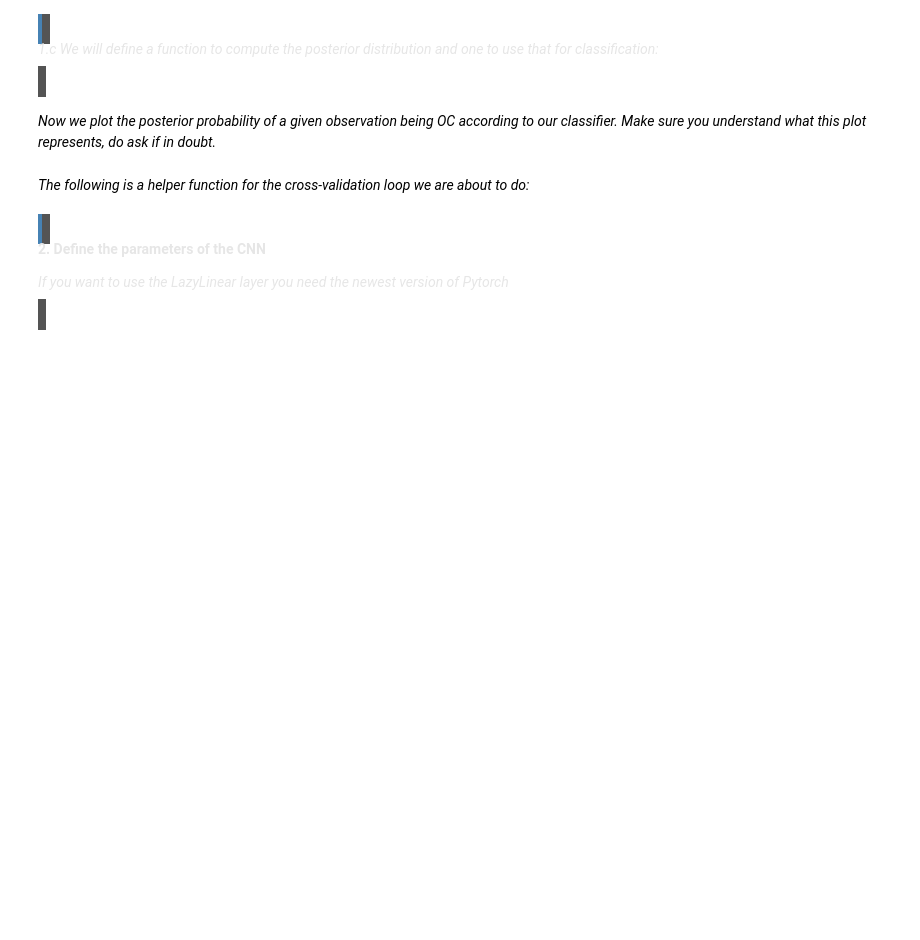
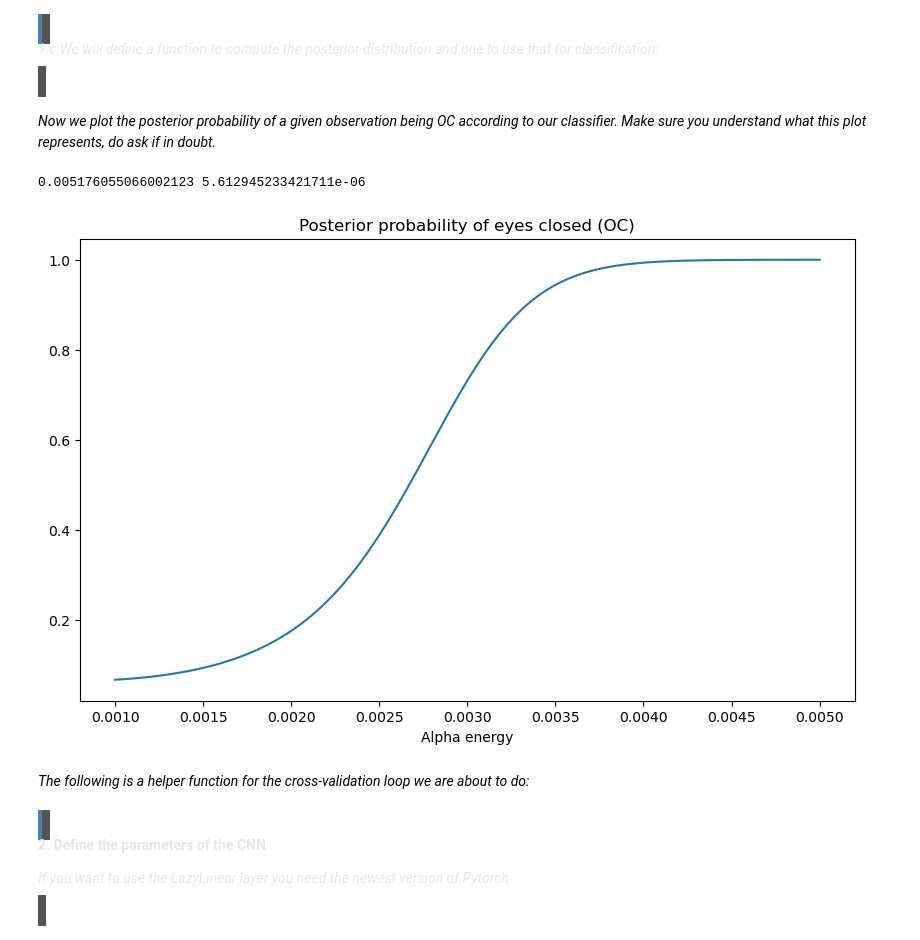
Before and after one commit to ilkire1003/Assignment-2, a Jupyter notebook: assignment_2/assignment_2.ipynb, the cells around one changed output. Cells and saved outputs as stored; diff of their text form; code cells hidden in the pictures; blank space fills up the shorter version.

```diff
--- a/assignment_2/assignment_2.ipynb
+++ b/assignment_2/assignment_2.ipynb
@@ -733,8 +733,8 @@ If you have understood what is going on so far, you understand a very good porti
 
 </span>
 # %%
-m0, v0 = ?
-m1, v1 = ?
+m0, v0 = alphas_oc.mean(), alphas_oc.var(ddof=1)
+m1, v1 = alphas_oa.mean(), alphas_oa.var(ddof=1)
 # %% [markdown]
 <span style="color: #E6E6E6;">
 <span style="background-color: #545454; padding:8px; display:block; border-left:4px solid #4682b4">
@@ -747,10 +747,10 @@ def normal_pdf(x, m, v):
     return np.exp(-(x - m) ** 2 / (2 * v)) / np.sqrt(2 * np.pi * v)
 
 def naive_bayes_prior_0(alpha_energy):
-    return ?
+    return 1/2
 
 def naive_bayes_prior_1(alpha_energy):
-    return ?
+    return 1/2
 # %% [markdown]
 <span style="color: #E6E6E6;">
 <span style="background-color: #545454; padding:8px; display:block; border-left:4px solid #4682b4">
@@ -760,25 +760,31 @@ def naive_bayes_prior_1(alpha_energy):
 </span>
 # %%
 def compute_posterior(alpha_energy, m0, v0, m1, v1):
-    likelihood_0 = ?
-    likelihood_1 = ?
+    likelihood_0 = normal_pdf(alpha_energy, m0, v0)
+    likelihood_1 = normal_pdf(alpha_energy, m1, v1)
 
-    prior_0 = ?
-    prior_1 = ?
+    prior_0 = naive_bayes_prior_0(alpha_energy)
+    prior_1 = naive_bayes_prior_1(alpha_energy)
 
-    return ?
+    return likelihood_0 * prior_0 /(likelihood_0 * prior_0 + likelihood_1 * prior_1)
 
 def classify_naive_bayes(alpha_energy, m0, v0, m1, v1):
-    return ? >= 0.5
+    return compute_posterior(alpha_energy, m0, v0, m1, v1) >= 0.5
 # %% [markdown]
 *Now we plot the posterior probability of a given observation being OC according to our classifier. Make sure you understand what this plot represents, do ask if in doubt.*
+# %%
+print(m0, v0)
+# %% [output]
+0.005176055066002123 5.612945233421711e-06
 # %%
-xs = np.linspace(1e-10, 3e-5, 100)
+xs = np.linspace(0.001, 0.005, 10000)
 plt.figure(figsize=(10, 6))
 plt.plot(xs, compute_posterior(xs, m0, v0, m1, v1))
 plt.xlabel('Alpha energy')
 plt.title('Posterior probability of eyes closed (OC)')
 plt.show()
+# %% [output]
+[figure, added]
 # %% [markdown]
 *The following is a helper function for the cross-validation loop we are about to do:*
 # %%
```
Also changed, not shown: parts of 1 cell of this notebook.
